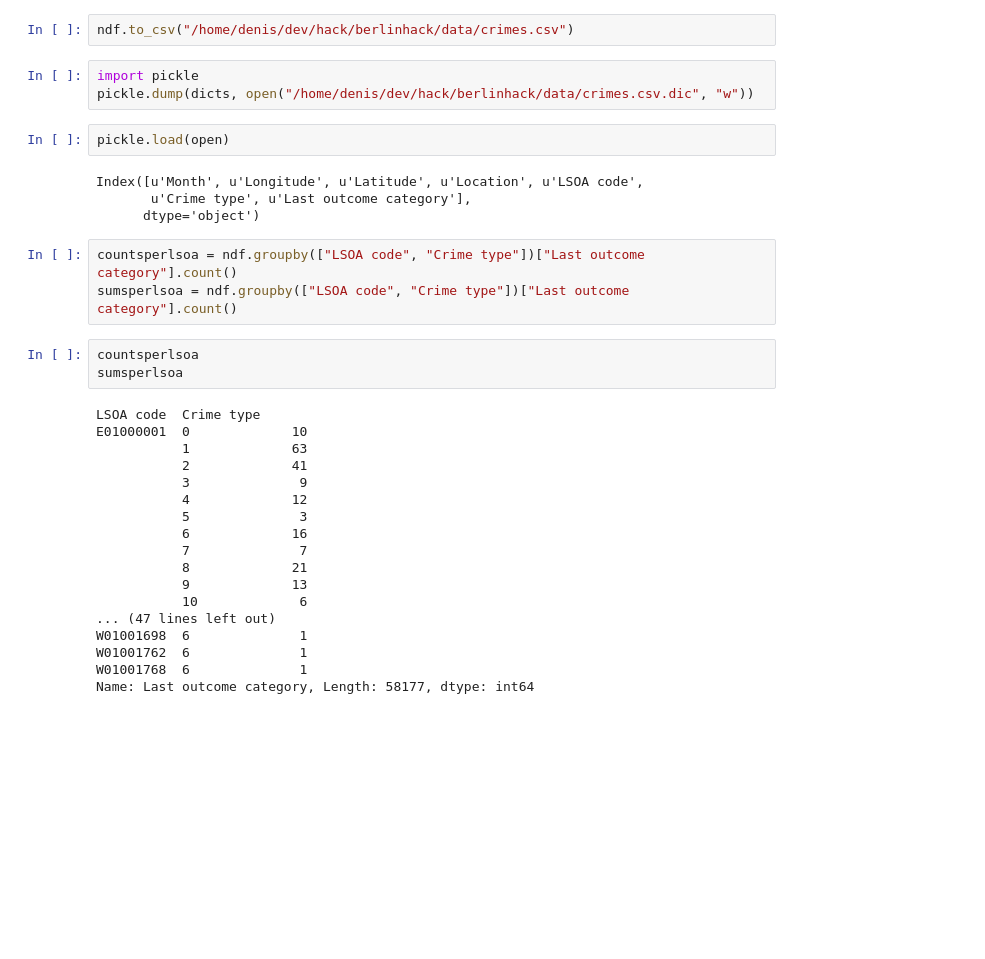
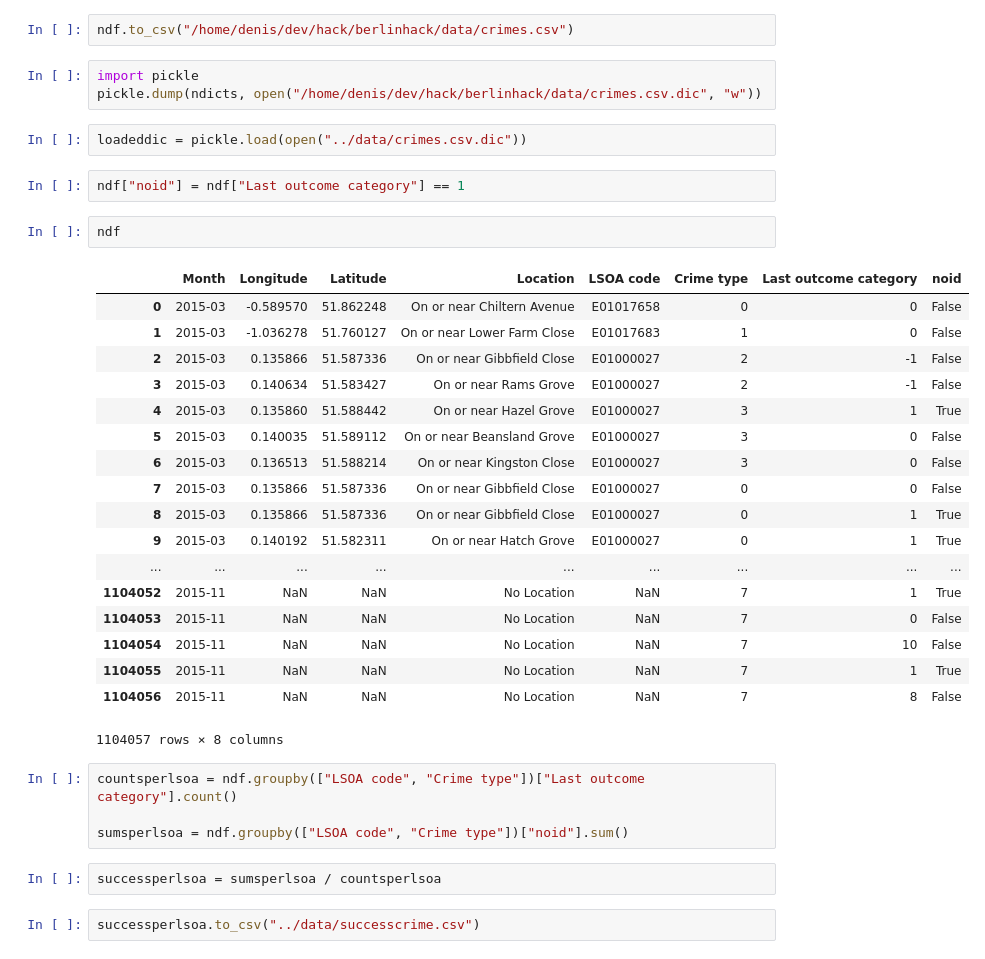
Before and after one commit to lukovnikov/berlinhack, a Jupyter notebook: notebooks/crimes.ipynb, the cells around one changed output. Drawn from its saved outputs; the diff is of its cells as text; blank space fills up the shorter version.

```diff
--- a/notebooks/crimes.ipynb
+++ b/notebooks/crimes.ipynb
@@ -80,34 +122,37 @@ list
 ndf.to_csv("/home/denis/dev/hack/berlinhack/data/crimes.csv")
 # %%
 import pickle
-pickle.dump(dicts, open("/home/denis/dev/hack/berlinhack/data/crimes.csv.dic", "w"))
+pickle.dump(ndicts, open("/home/denis/dev/hack/berlinhack/data/crimes.csv.dic", "w"))
-# %%
-pickle.load(open)
-# %% [output]
-Index([u'Month', u'Longitude', u'Latitude', u'Location', u'LSOA code',
-       u'Crime type', u'Last outcome category'],
-      dtype='object')
+# %%
+loadeddic = pickle.load(open("../data/crimes.csv.dic"))
+# %%
+ndf["noid"] = ndf["Last outcome category"] == 1
+# %%
+ndf
+# %% [output]
+|  | Month | Longitude | Latitude | Location | LSOA code | Crime type | Last outcome category | noid |
+| 0 | 2015-03 | -0.589570 | 51.862248 | On or near Chiltern Avenue | E01017658 | 0 | 0 | False |
+| 1 | 2015-03 | -1.036278 | 51.760127 | On or near Lower Farm Close | E01017683 | 1 | 0 | False |
+| 2 | 2015-03 | 0.135866 | 51.587336 | On or near Gibbfield Close | E01000027 | 2 | -1 | False |
+| 3 | 2015-03 | 0.140634 | 51.583427 | On or near Rams Grove | E01000027 | 2 | -1 | False |
+| 4 | 2015-03 | 0.135860 | 51.588442 | On or near Hazel Grove | E01000027 | 3 | 1 | True |
+| 5 | 2015-03 | 0.140035 | 51.589112 | On or near Beansland Grove | E01000027 | 3 | 0 | False |
+| 6 | 2015-03 | 0.136513 | 51.588214 | On or near Kingston Close | E01000027 | 3 | 0 | False |
+| 7 | 2015-03 | 0.135866 | 51.587336 | On or near Gibbfield Close | E01000027 | 0 | 0 | False |
+| 8 | 2015-03 | 0.135866 | 51.587336 | On or near Gibbfield Close | E01000027 | 0 | 1 | True |
+| 9 | 2015-03 | 0.140192 | 51.582311 | On or near Hatch Grove | E01000027 | 0 | 1 | True |
+| ... | ... | ... | ... | ... | ... | ... | ... | ... |
+| 1104052 | 2015-11 | NaN | NaN | No Location | NaN | 7 | 1 | True |
+| 1104053 | 2015-11 | NaN | NaN | No Location | NaN | 7 | 0 | False |
+| 1104054 | 2015-11 | NaN | NaN | No Location | NaN | 7 | 10 | False |
+| 1104055 | 2015-11 | NaN | NaN | No Location | NaN | 7 | 1 | True |
+| 1104056 | 2015-11 | NaN | NaN | No Location | NaN | 7 | 8 | False |
+1104057 rows × 8 columns
 # %%
 countsperlsoa = ndf.groupby(["LSOA code", "Crime type"])["Last outcome category"].count()
-sumsperlsoa = ndf.groupby(["LSOA code", "Crime type"])["Last outcome category"].count()
+
+sumsperlsoa = ndf.groupby(["LSOA code", "Crime type"])["noid"].sum()
-# %%
-countsperlsoa
-sumsperlsoa
-# %% [output]
-LSOA code  Crime type
-E01000001  0             10
-           1             63
-           2             41
-           3              9
-           4             12
-           5              3
-           6             16
-           7              7
-           8             21
-           9             13
-           10             6
-... (47 lines left out)
-W01001698  6              1
-W01001762  6              1
-W01001768  6              1
-Name: Last outcome category, Length: 58177, dtype: int64
+# %%
+successperlsoa = sumsperlsoa / countsperlsoa
+# %%
+successperlsoa.to_csv("../data/successcrime.csv")
```
Also changed, not shown: parts of 3 cells of this notebook, 1 other file.
